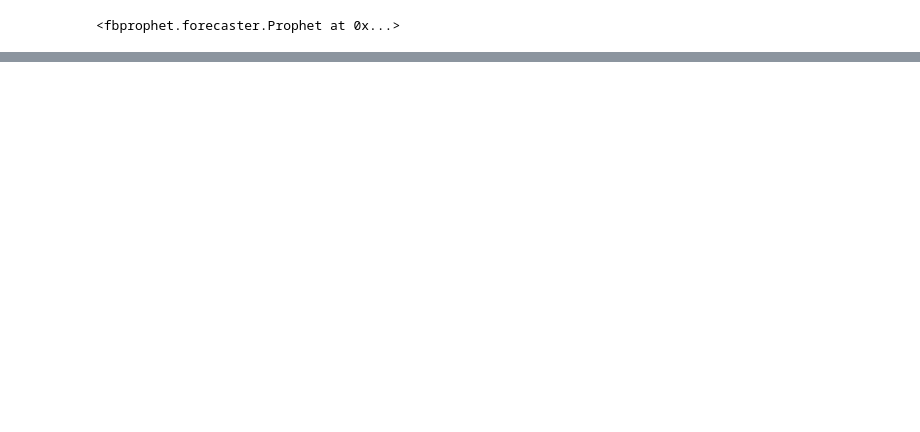
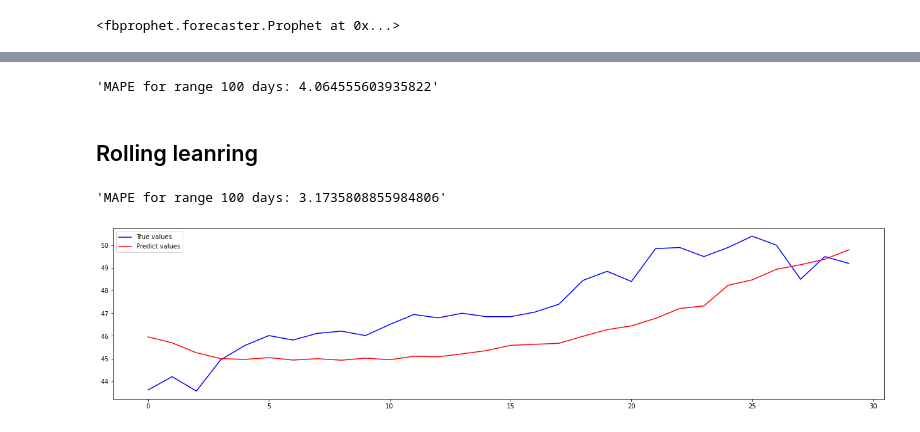
Before and after one commit to vantuan5644/StockPriceForecasting, a Jupyter notebook: notebooks/Prophet_VoDucMan.ipynb, the cells around one changed output, grey strips where cells are left out. Drawn from its saved outputs; the diff is of its cells as text; code cells hidden in the pictures; blank space fills up the shorter version.

Commit message:
Complete Prophet model

```diff
--- a/notebooks/Prophet_VoDucMan.ipynb
+++ b/notebooks/Prophet_VoDucMan.ipynb
@@ -85,0 +167,56 @@ figure_2 = model.plot_components(forecast)
+# %%
+MAPE_range(true_values, predict_values)
+# %% [output]
+'MAPE for range 100 days: 4.064555603935822'
+# %% [markdown]
+## Rolling leanring
+# %%
+def stan_init(m):
+    """Retrieve parameters from a trained model.
+
+    Retrieve parameters from a trained model in the format
+    used to initialize a new Stan model.
+
+    Parameters
+    ----------
+    m: A trained model of the Prophet class.
+
+    Returns
+    -------
+    A Dictionary containing retrieved parameters of m.
+
+    """
+    res = {}
+    for pname in ['k', 'm', 'sigma_obs']:
+        res[pname] = m.params[pname][0][0]
+    for pname in ['delta', 'beta']:
+        res[pname] = m.params[pname][0]
+    return res
+# %%
+true_values, predict_values = [], []
+model_rolling = None
+
+for i in tqdm(range(TEST_HORIZON)):
+#     print(x_train)
+    if (i == 0):
+        model_rolling = Prophet(n_changepoints=100,changepoint_range=0.99, changepoint_prior_scale=0.5).fit(x_train)
+    else:
+        model_rolling = Prophet(n_changepoints=100, changepoint_range=0.99, changepoint_prior_scale=0.5).fit(x_train, init=stan_init(model_rolling))
+
+    true_values.append(x_test.iloc[i,1])
+    sample = x_test.iloc[i,:].copy()
+    future_need_predict = pd.DataFrame({"ds": [sample[0]]})
+    predict_df = model_rolling.predict(future_need_predict)
+    predict_values.append(predict_df['yhat'][0])
+    x_train = x_train.append(x_test.iloc[i,:])
+# %%
+MAPE_range(true_values, predict_values)
+# %% [output]
+'MAPE for range 100 days: 3.1735808855984806'
+# %%
+plt.plot(np.arange(len(true_values)), true_values, color="blue", label="True values")
+plt.plot(np.arange(len(predict_values)), predict_values, color="red", label="Predict values")
+plt.legend()
+plt.show()
+# %% [output]
+[figure, added]
```
Also changed, not shown: parts of 18 cells of this notebook.
